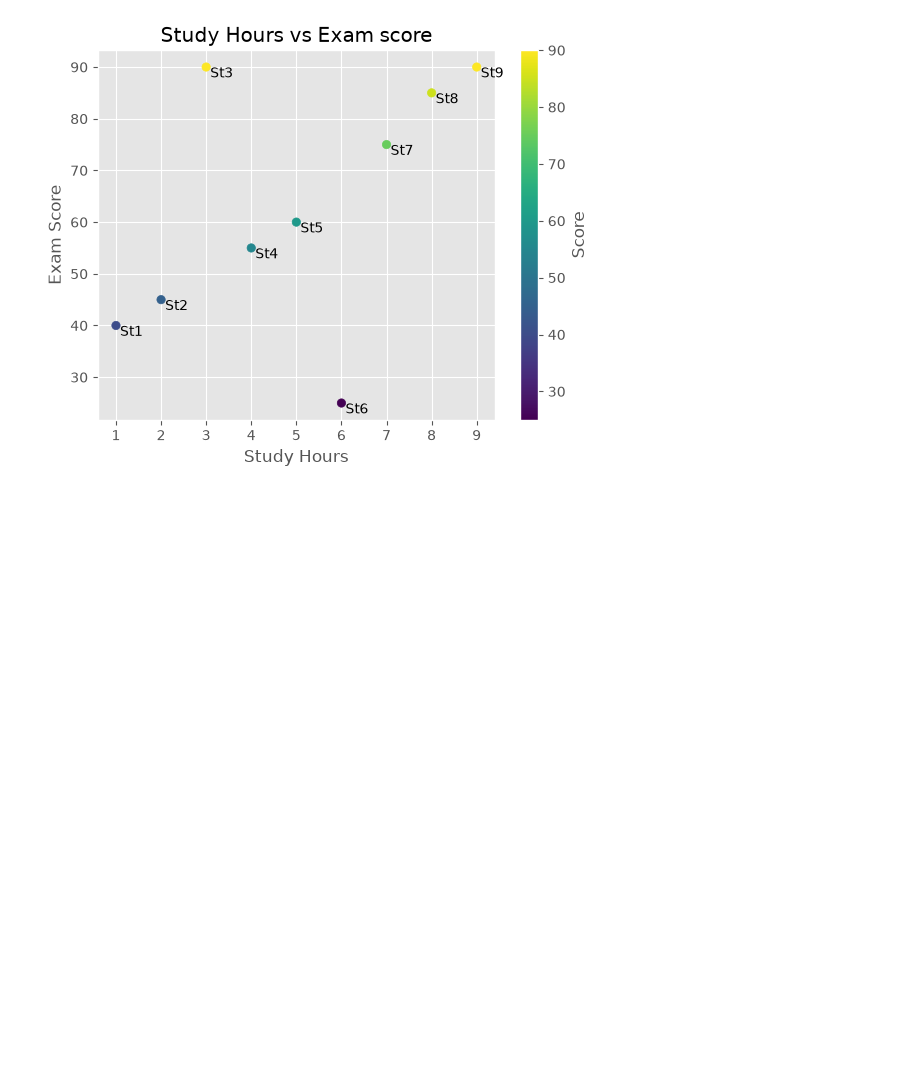
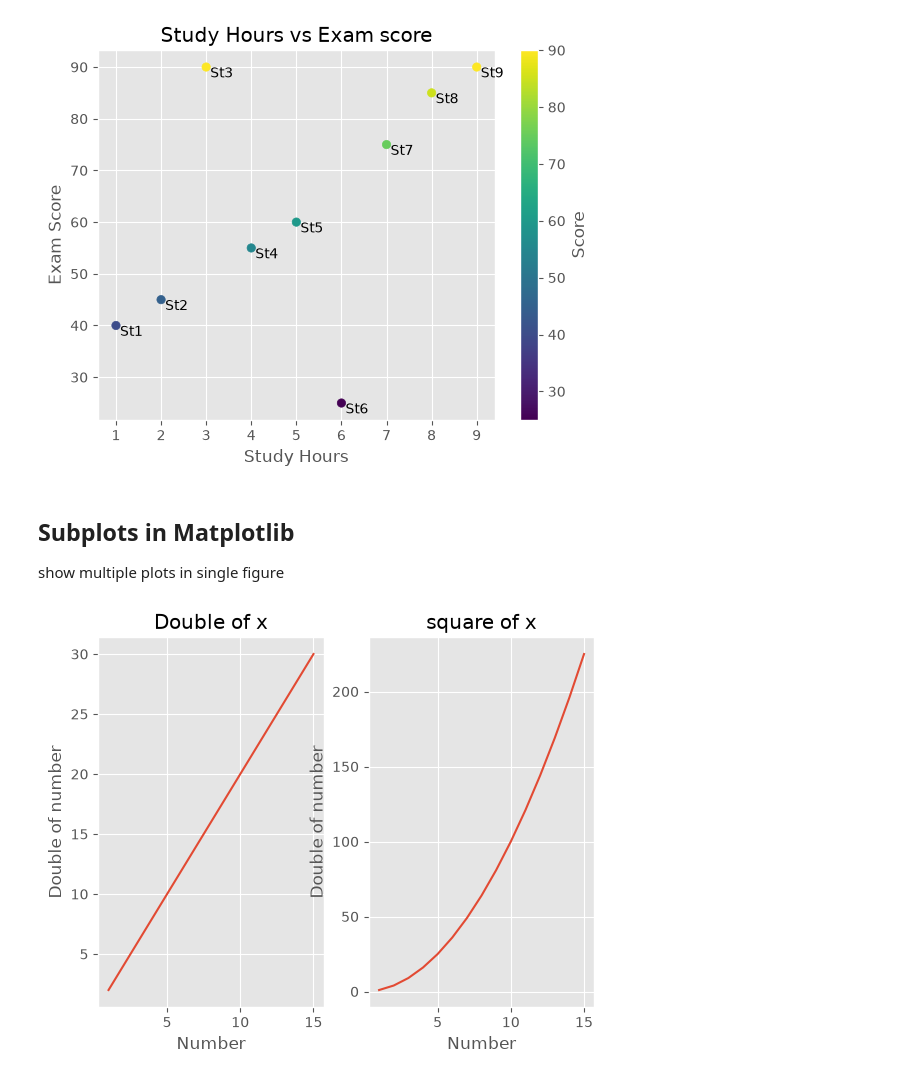
Before and after one commit to Saadkhan-777/Matplotlib-Seaborn-Practice-, a Jupyter notebook: matplotlib_&_seaborn.ipynb, the cells around one changed output. Saved outputs shown, nothing was run; the diff lists cells and outputs as text; code cells hidden in the pictures; blank space fills up the shorter version.

Commit message:
add Subplots and Seaborn Library

```diff
--- a/matplotlib_&_seaborn.ipynb
+++ b/matplotlib_&_seaborn.ipynb
@@ -484,3 +484,27 @@ plt.grid(True)
 plt.show()
 # %% [output]
 [figure]
+# %% [markdown]
+## Subplots in Matplotlib
+
+show multiple plots in single figure
+# %%
+x = [1, 2, 3, 4, 5, 6, 7, 8, 9, 10, 11, 12, 13, 14, 15]
+y1 = [i * 2 for i in x]
+y2 = [i ** 2 for i in x]
+# %%
+plt.subplot(1, 2, 1)             # subplot takes row no, columns no, plot no (plot 1,2,3)
+plt.plot(x, y1)
+plt.title("Double of x")
+plt.xlabel("Number")
+plt.ylabel("Double of number")
+
+plt.subplot(1, 2, 2)
+plt.plot(x, y2)
+plt.title("square of x")
+plt.xlabel("Number")
+plt.ylabel("Double of number")
+
+plt.show()
+# %% [output]
+[figure, added]
```
Also changed, not shown: parts of 29 cells of this notebook.
